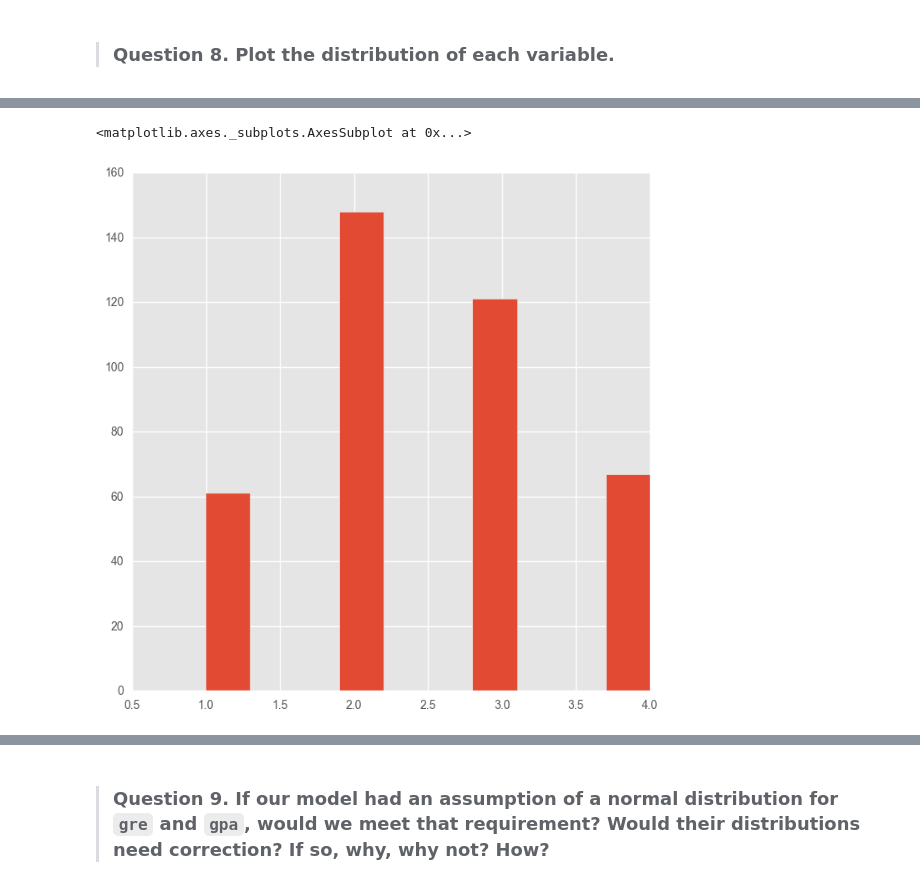
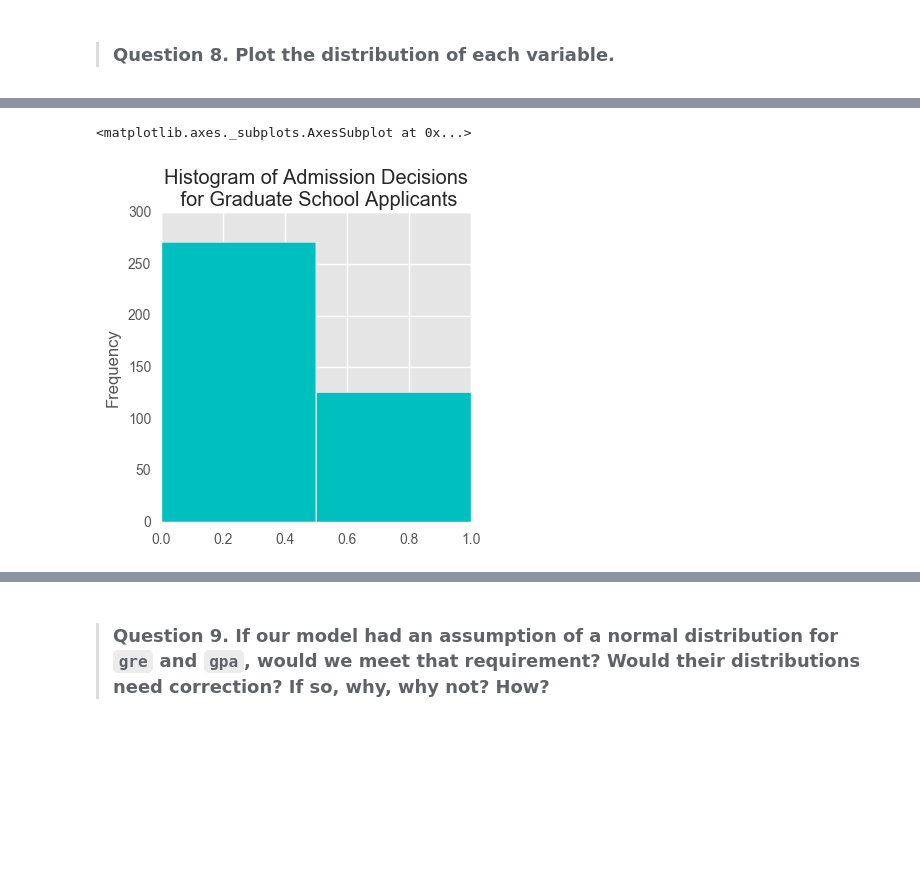
Before and after one commit to elizharwood/DS-SF-30, a Jupyter notebook: unit-project/2/notebooks/unit-project-2-Elizabeth.ipynb, the cells around one changed output, grey strips where cells are left out. Saved outputs shown, nothing was run; the diff lists cells and outputs as text; code cells hidden in the pictures; blank space fills up the shorter version.

```diff
--- a/unit-project/2/notebooks/unit-project-2-Elizabeth.ipynb
+++ b/unit-project/2/notebooks/unit-project-2-Elizabeth.ipynb
@@ -156,5 +158,6 @@ df_no_na.gpa.hist(figsize = (8, 8))
-# %%
-df_no_na.prestige.hist(figsize = (8, 8))
-# %% [output]
-<matplotlib.axes._subplots.AxesSubplot at 0x...>
-[figure, removed]
+# %%
+df_no_na.admit.plot(kind='hist',figsize = (4, 4),bins=2,color='c',
+                    title='Histogram of Admission Decisions\n for Graduate School Applicants')
+# %% [output]
+<matplotlib.axes._subplots.AxesSubplot at 0x...>
+[figure, added]
```
Also changed, not shown: parts of 35 cells of this notebook, 2 other files.
